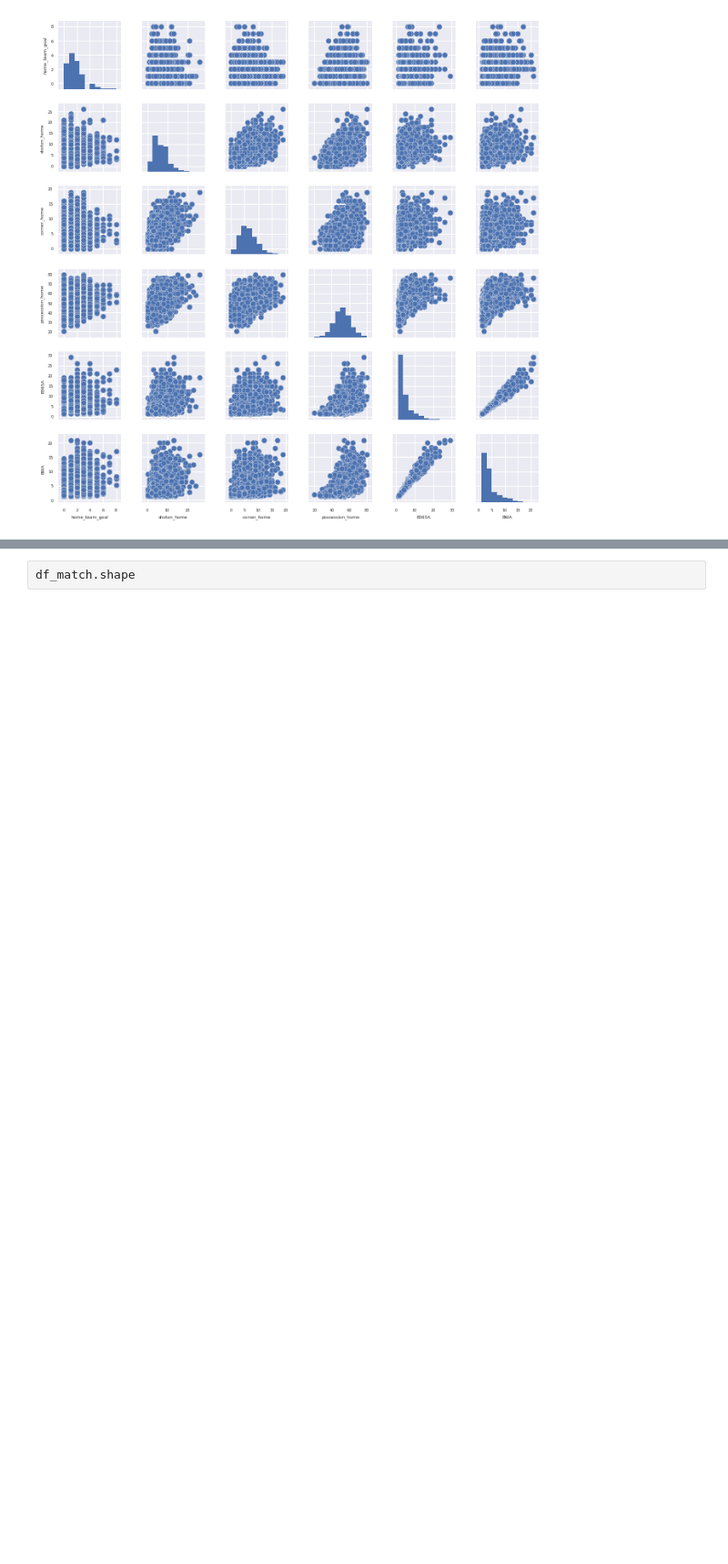
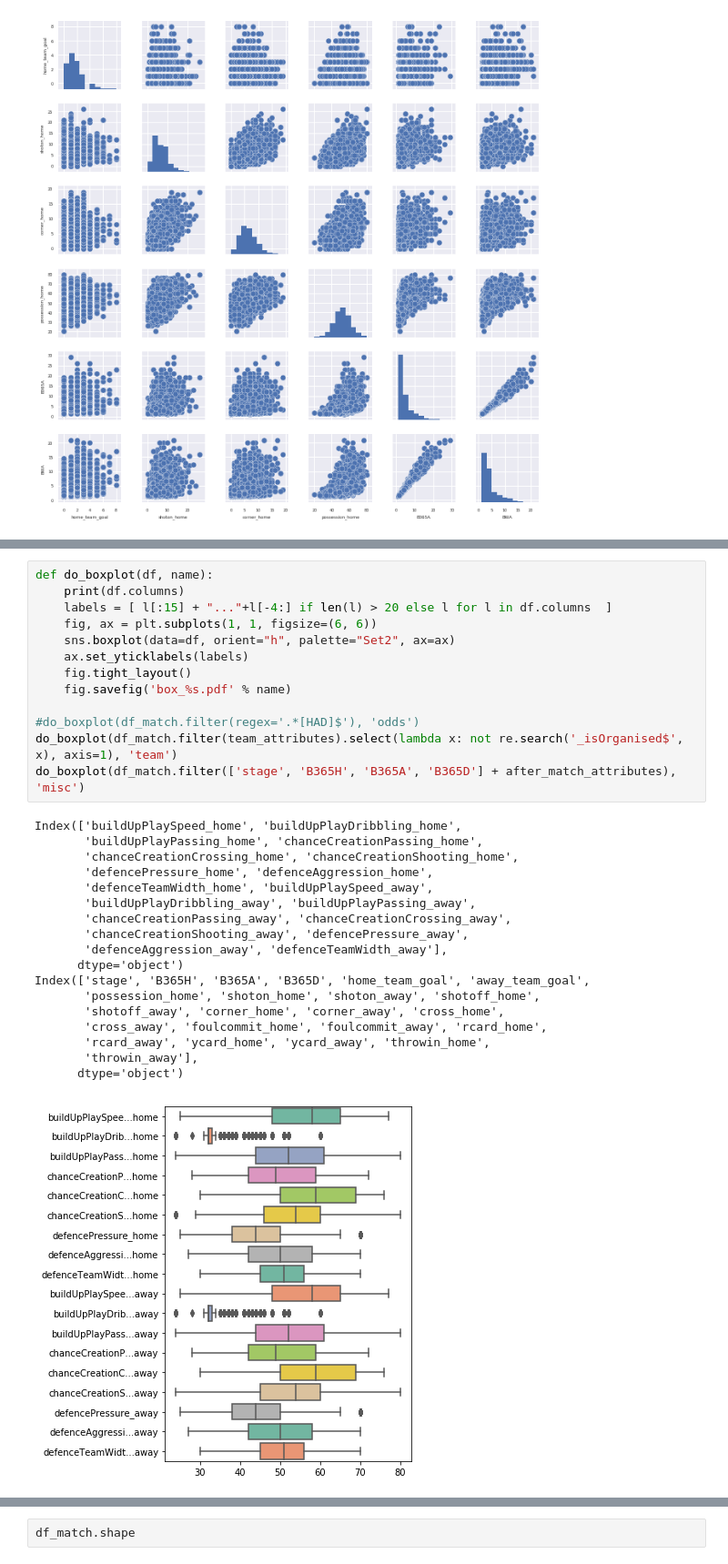
Before and after one commit to ShawnHouCHN/Introduction-to-Machine-Learning-and-Data-Mining-E17, a Jupyter notebook: Project1/Project 1 Notebook.ipynb, the cells around one changed output, grey strips where cells are left out. Shown at 91% size. Cells and saved outputs as stored; diff of their text form; blank space fills up the shorter version.

Commit message:
some misc updates

```diff
--- a/Project1/Project 1 Notebook.ipynb
+++ b/Project1/Project 1 Notebook.ipynb
@@ -288,0 +290,32 @@ do_pca(df_match.drop(after_match_attributes, axis=1))
+# %%
+def do_boxplot(df, name):
+    print(df.columns)
+    labels = [ l[:15] + "..."+l[-4:] if len(l) > 20 else l for l in df.columns  ]
+    fig, ax = plt.subplots(1, 1, figsize=(6, 6))
+    sns.boxplot(data=df, orient="h", palette="Set2", ax=ax)
+    ax.set_yticklabels(labels)
+    fig.tight_layout()
+    fig.savefig('box_%s.pdf' % name)
+
+#do_boxplot(df_match.filter(regex='.*[HAD]$'), 'odds')
+do_boxplot(df_match.filter(team_attributes).select(lambda x: not re.search('_isOrganised$', x), axis=1), 'team')
+do_boxplot(df_match.filter(['stage', 'B365H', 'B365A', 'B365D'] + after_match_attributes), 'misc')
+# %% [output]
+Index(['buildUpPlaySpeed_home', 'buildUpPlayDribbling_home',
+       'buildUpPlayPassing_home', 'chanceCreationPassing_home',
+       'chanceCreationCrossing_home', 'chanceCreationShooting_home',
+       'defencePressure_home', 'defenceAggression_home',
+       'defenceTeamWidth_home', 'buildUpPlaySpeed_away',
+       'buildUpPlayDribbling_away', 'buildUpPlayPassing_away',
+       'chanceCreationPassing_away', 'chanceCreationCrossing_away',
+       'chanceCreationShooting_away', 'defencePressure_away',
+       'defenceAggression_away', 'defenceTeamWidth_away'],
+      dtype='object')
+Index(['stage', 'B365H', 'B365A', 'B365D', 'home_team_goal', 'away_team_goal',
+       'possession_home', 'shoton_home', 'shoton_away', 'shotoff_home',
+       'shotoff_away', 'corner_home', 'corner_away', 'cross_home',
+       'cross_away', 'foulcommit_home', 'foulcommit_away', 'rcard_home',
+       'rcard_away', 'ycard_home', 'ycard_away', 'throwin_home',
+       'throwin_away'],
+      dtype='object')
+[figure, added]
```
Also changed, not shown: parts of 7 cells of this notebook, 10 other files.
